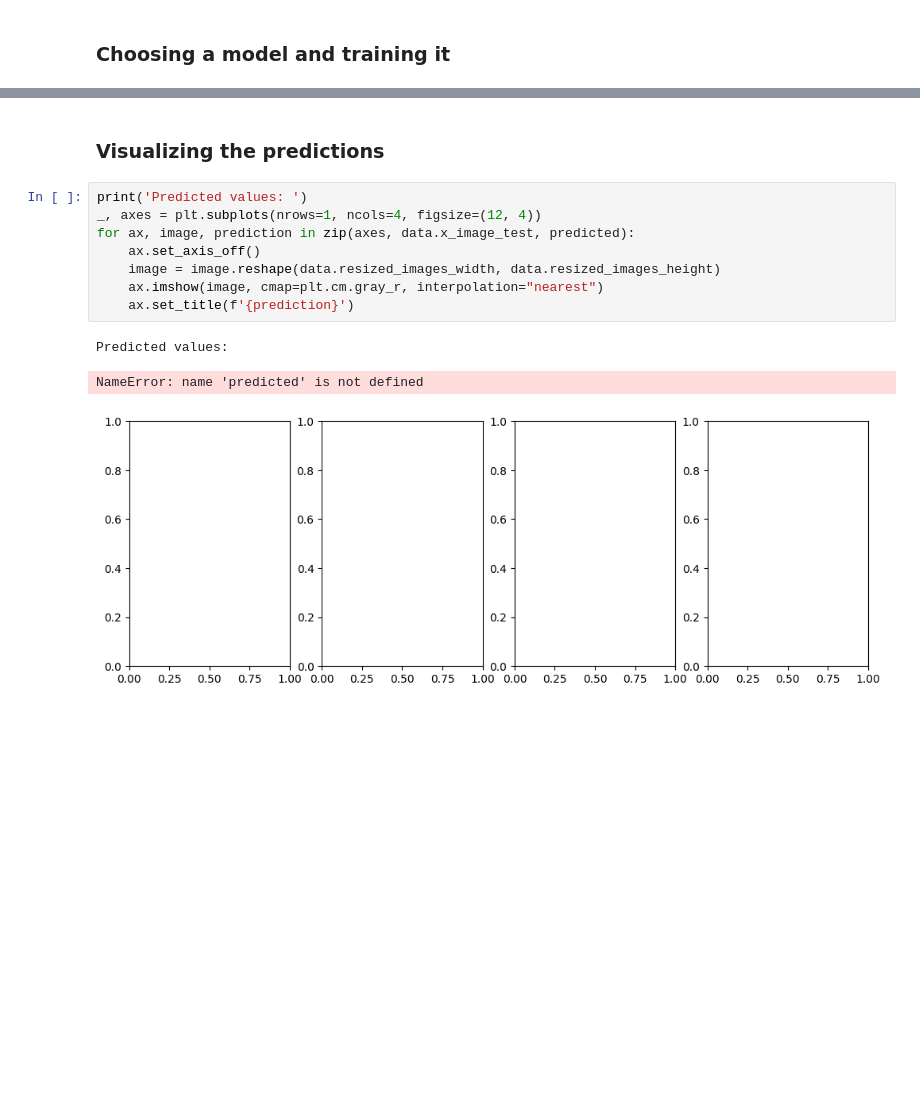
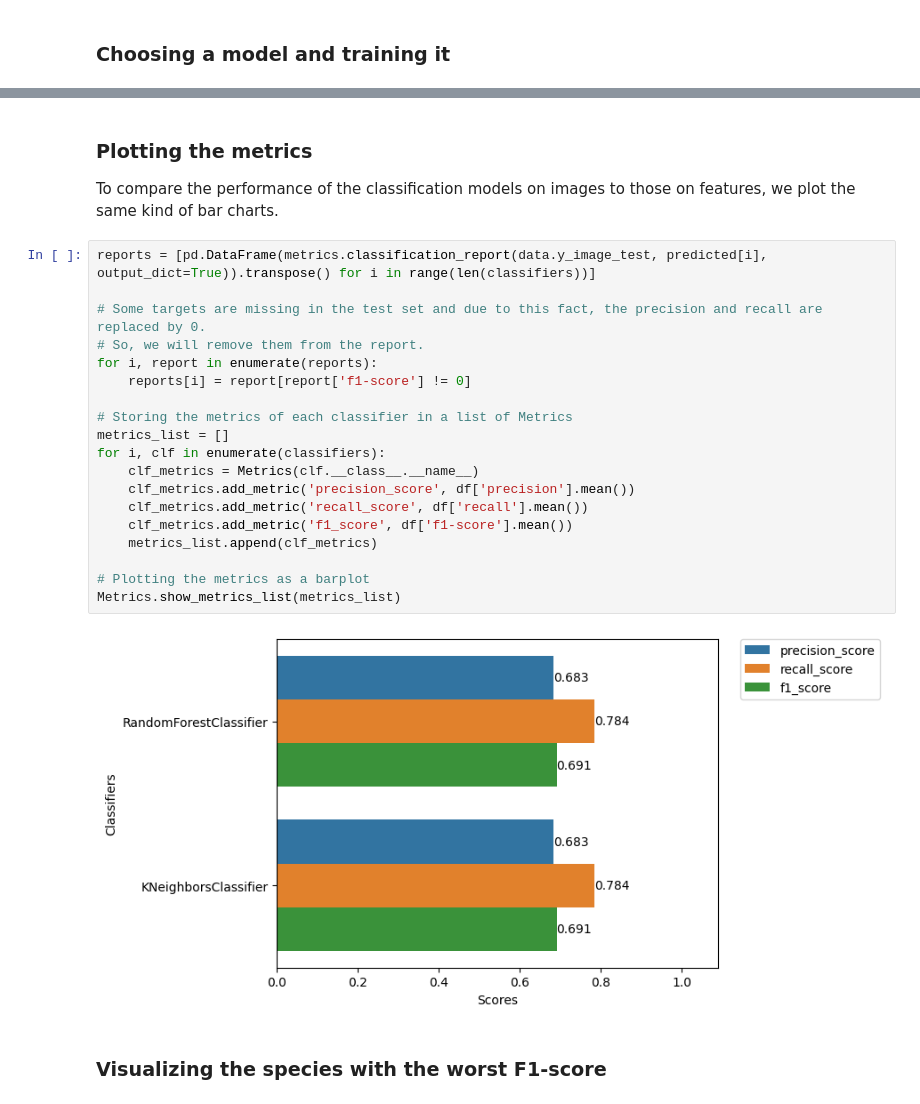
Before and after one commit to tom-sartori/IFT712, a Jupyter notebook: image_classification.ipynb, the cells around one changed output, grey strips where cells are left out. Drawn from its saved outputs; the diff is of its cells as text; blank space fills up the shorter version.

```diff
--- a/image_classification.ipynb
+++ b/image_classification.ipynb
@@ -73,15 +123,27 @@ KeyboardInterrupt:
+# %% [markdown]
+### Plotting the metrics
+To compare the performance of the classification models on images to those on features, we plot the same kind of bar charts.
+# %%
+reports = [pd.DataFrame(metrics.classification_report(data.y_image_test, predicted[i], output_dict=True)).transpose() for i in range(len(classifiers))]
+
+# Some targets are missing in the test set and due to this fact, the precision and recall are replaced by 0.
+# So, we will remove them from the report.
+for i, report in enumerate(reports):
+    reports[i] = report[report['f1-score'] != 0]
+
+# Storing the metrics of each classifier in a list of Metrics
+metrics_list = []
+for i, clf in enumerate(classifiers):
+    clf_metrics = Metrics(clf.__class__.__name__)
+    clf_metrics.add_metric('precision_score', df['precision'].mean())
+    clf_metrics.add_metric('recall_score', df['recall'].mean())
+    clf_metrics.add_metric('f1_score', df['f1-score'].mean())
+    metrics_list.append(clf_metrics)
+
+# Plotting the metrics as a barplot
+Metrics.show_metrics_list(metrics_list)
+# %% [output]
+[figure, added]
 # %% [markdown]
-### Visualizing the predictions
+### Visualizing the species with the worst F1-score
-# %%
-print('Predicted values: ')
-_, axes = plt.subplots(nrows=1, ncols=4, figsize=(12, 4))
-for ax, image, prediction in zip(axes, data.x_image_test, predicted):
-    ax.set_axis_off()
-    image = image.reshape(data.resized_images_width, data.resized_images_height)
-    ax.imshow(image, cmap=plt.cm.gray_r, interpolation="nearest")
-    ax.set_title(f'{prediction}')
-# %% [output]
-Predicted values:
-NameError: name 'predicted' is not defined
-[figure, removed]
 # %%
```
Also changed, not shown: parts of 6 cells of this notebook.
